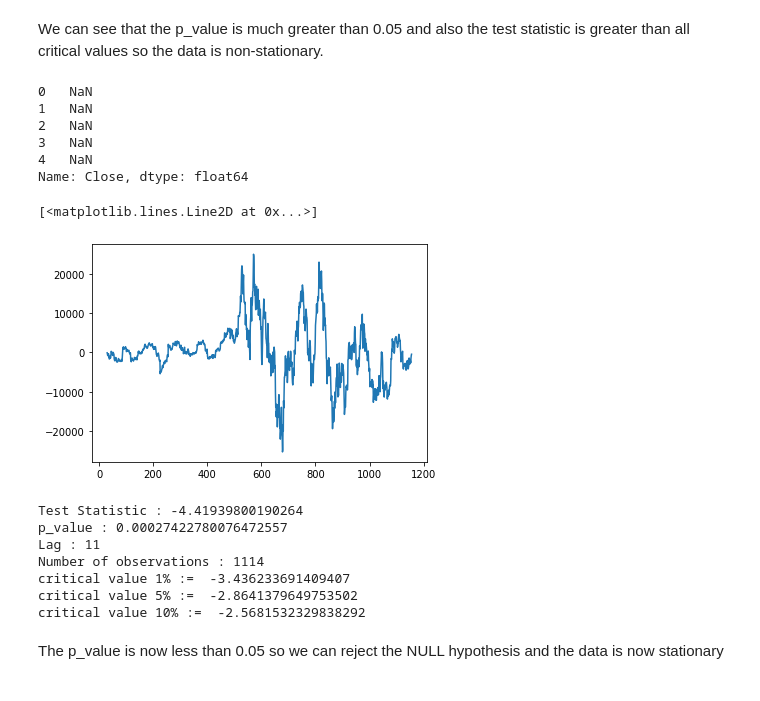
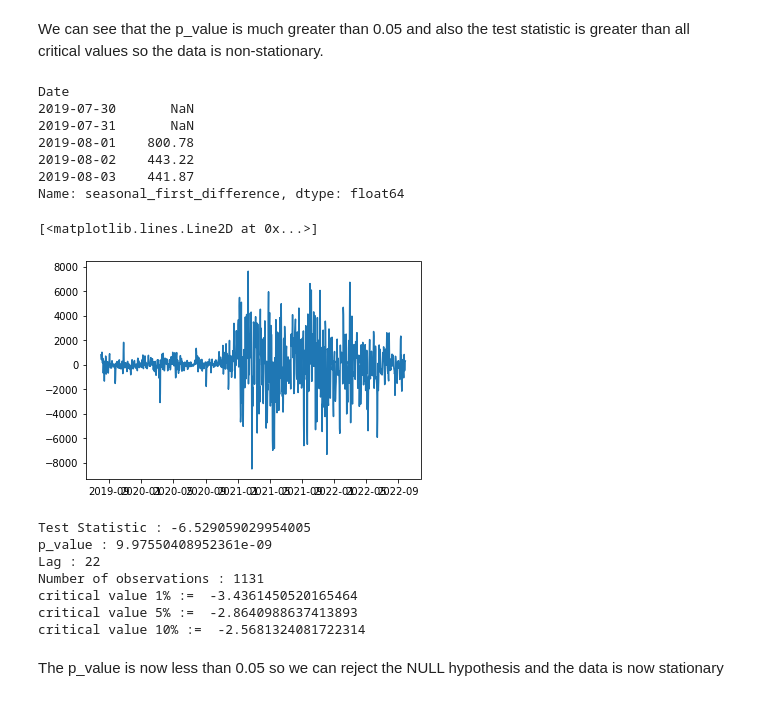
Before and after one commit to huy2212/bitcoin_price_prediction, a Jupyter notebook: data_preprocessing.ipynb, the cells around one changed output. Drawn from its saved outputs; the diff is of its cells as text; code cells hidden in the pictures.

```diff
--- a/data_preprocessing.ipynb
+++ b/data_preprocessing.ipynb
@@ -114,7 +115,7 @@ df['Date'] = df['Date'].astype('datetime64')
 # %%
 # We see that there many redundant dates so we need to delele them, just keep the final price of the day.
 df = df.drop_duplicates('Date',keep='last')
-df = df.reset_index(drop = True)
+df.set_index('Date', inplace= True)
 # %% [markdown]
 ## Step 3: Handle Missings
 # %%
@@ -186,31 +186,31 @@ critical value 10% :=  -2.568104053709638
 # %% [markdown]
 We can see that the p_value is much greater than 0.05 and also the test statistic is greater than all critical values so the data is non-stationary.
 # %%
-seasonal_difference = pd.Series()
-seasonal_difference = df['Close'] - df['Close'].shift(30)
-seasonal_difference[0:5]
+df['seasonal_first_difference'] = df['Close'] - df['Close'].shift(2)
+df['seasonal_first_difference'][0:5]
 # %% [output]
-0   NaN
-1   NaN
-2   NaN
-3   NaN
-4   NaN
-Name: Close, dtype: float64
+Date
+2019-07-30       NaN
+2019-07-31       NaN
+2019-08-01    800.78
+2019-08-02    443.22
+2019-08-03    441.87
+Name: seasonal_first_difference, dtype: float64
 # %%
-plt.plot(seasonal_difference)
+plt.plot(df['seasonal_first_difference'])
 # %% [output]
 [<matplotlib.lines.Line2D at 0x...>]
-[figure, old version]
+[figure, new version]
 # %%
 # Lets see the adf test result after differencing.
-adfuller_test(seasonal_difference.dropna())
+adfuller_test(df['seasonal_first_difference'].dropna())
 # %% [output]
-Test Statistic : -4.41939800190264
-p_value : 0.00027422780076472557
-Lag : 11
-Number of observations : 1114
-critical value 1% :=  -3.436233691409407
-critical value 5% :=  -2.8641379649753502
-critical value 10% :=  -2.5681532329838292
+Test Statistic : -6.529059029954005
+p_value : 9.97550408952361e-09
+Lag : 22
+Number of observations : 1131
+critical value 1% :=  -3.4361450520165464
+critical value 5% :=  -2.8640988637413893
+critical value 10% :=  -2.5681324081722314
 # %% [markdown]
 The p_value is now less than 0.05 so we can reject the NULL hypothesis and the data is now stationary
```
Also changed, not shown: parts of 16 cells of this notebook.
